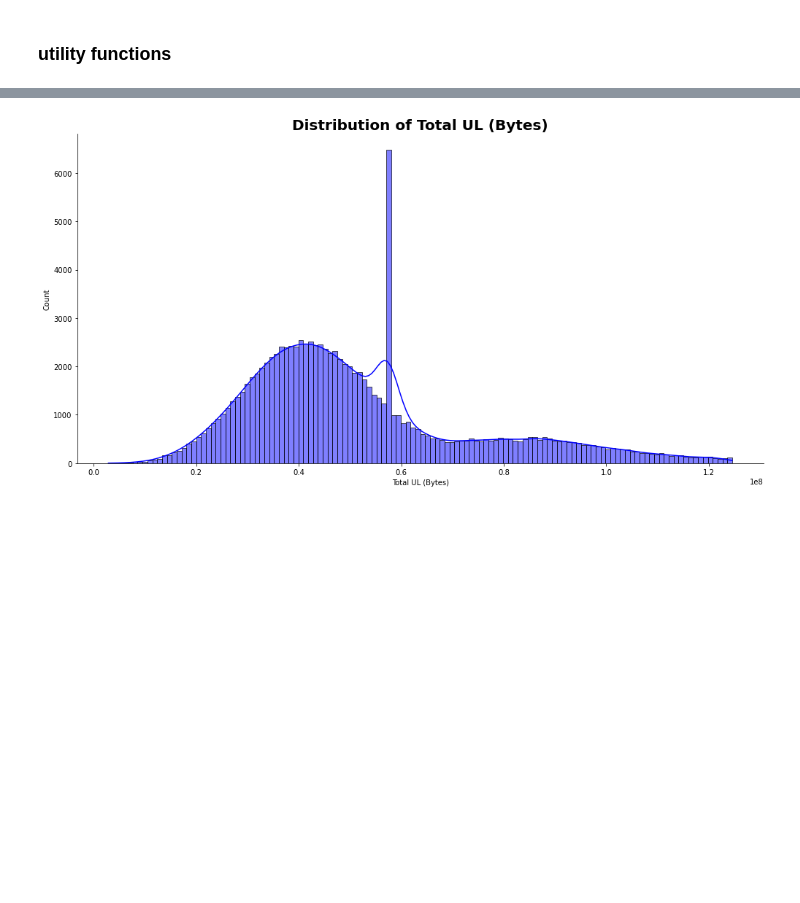
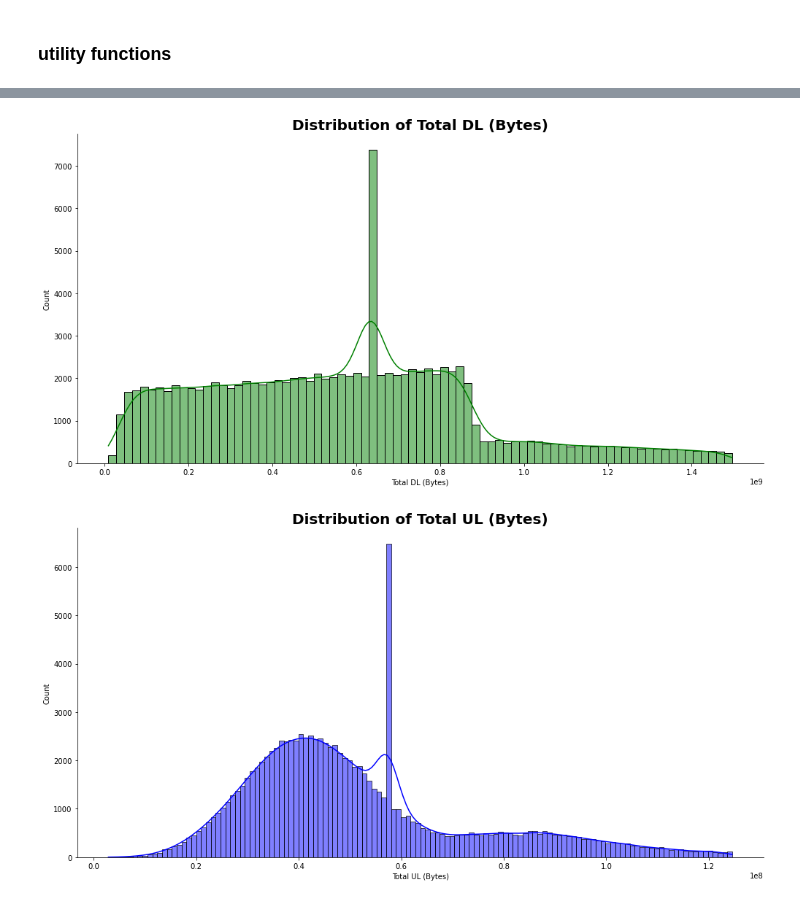
Before and after one commit to NatnaelSisay/Telecom_data_Analysis, a Jupyter notebook: notebooks/notebook_data_exploration.ipynb, the cells around one changed output, grey strips where cells are left out. Saved outputs shown, nothing was run; the diff lists cells and outputs as text; code cells hidden in the pictures; blank space fills up the shorter version.

```diff
--- a/notebooks/notebook_data_exploration.ipynb
+++ b/notebooks/notebook_data_exploration.ipynb
@@ -549,3 +562,7 @@ plot_box(df, "Dur. (ms)", "total user session duration outliers")
+# %%
+plot_hist(df, "Total DL (Bytes)", "green")
+# %% [output]
+[figure, added]
 # %%
 plot_hist(df, "Total UL (Bytes)", "blue")
 # %% [output]
```
Also changed, not shown: parts of 12 cells of this notebook.
